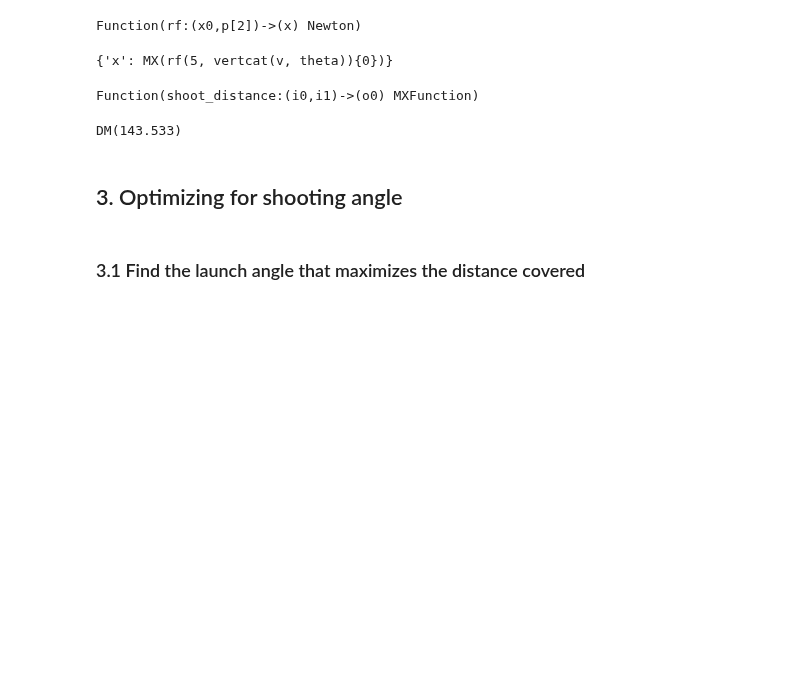
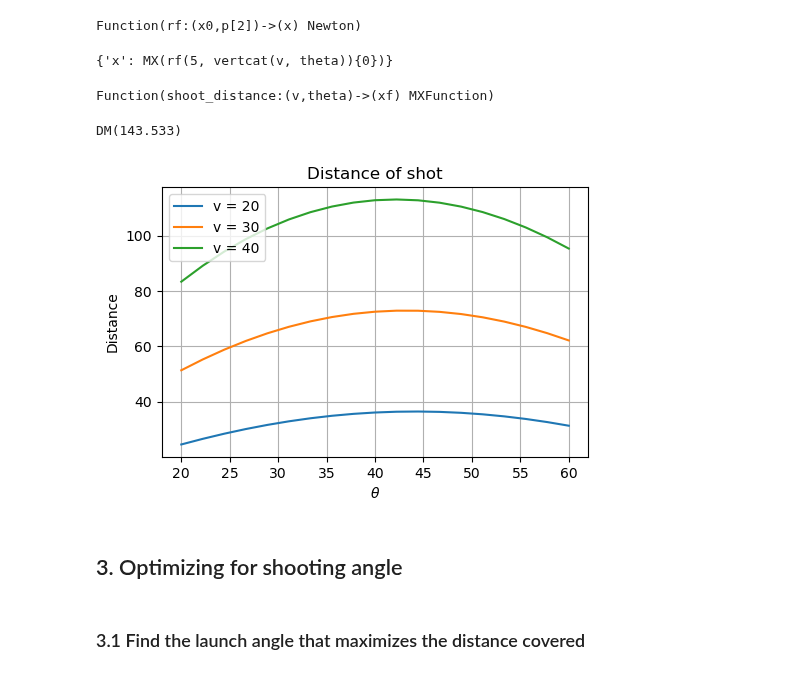
Before and after one commit to billtubbs/casadi-examples, a Jupyter notebook: 1-4-Synthesis-Exercise.ipynb, the cells around one changed output. Drawn from its saved outputs; the diff is of its cells as text; code cells hidden in the pictures; blank space fills up the shorter version.

```diff
--- a/1-4-Synthesis-Exercise.ipynb
+++ b/1-4-Synthesis-Exercise.ipynb
@@ -180,10 +230,10 @@ res
 {'x': MX(rf(5, vertcat(v, theta)){0})}
 # %%
 xf = shoot(v, theta, res["x"])
-shoot_distance = Function('shoot_distance', [v, theta], [xf[0]])
+shoot_distance = Function('shoot_distance', [v, theta], [xf[0]], ['v', 'theta'], ['xf'])
 shoot_distance
 # %% [output]
-Function(shoot_distance:(i0,i1)->(o0) MXFunction)
+Function(shoot_distance:(v,theta)->(xf) MXFunction)
 # %%
 distance = shoot_distance(50, 30)
 distance
@@ -191,3 +241,27 @@ distance
 DM(143.533)
 # %%
 assert np.isclose(distance, 143.533)
+# %%
+# Use a function so that workspace variables v, theta are not replaced
+
+def make_distance_plot(shoot_distance, v_values, theta_values):
+    fig, ax = plt.subplots(figsize=(5.5, 3.5))
+    for v in v_values:
+        distances = np.array([
+            np.array(shoot_distance(v, theta)).item()
+            for theta in theta_values
+        ])
+        ax.plot(theta_values, distances, label=f"v = {v:.0f}")
+    ax.set_xlabel('$\\theta$')
+    ax.set_ylabel('Distance')
+    ax.set_title('Distance of shot')
+    ax.legend()
+    ax.grid()
+    return ax
+
+v_values = np.linspace(20, 40, 3)
+theta_values = np.linspace(20, 60, 19)
+make_distance_plot(shoot_distance, v_values, theta_values)
+plt.show()
+# %% [output]
+[figure, added]
```
Also changed, not shown: parts of 16 cells of this notebook.
